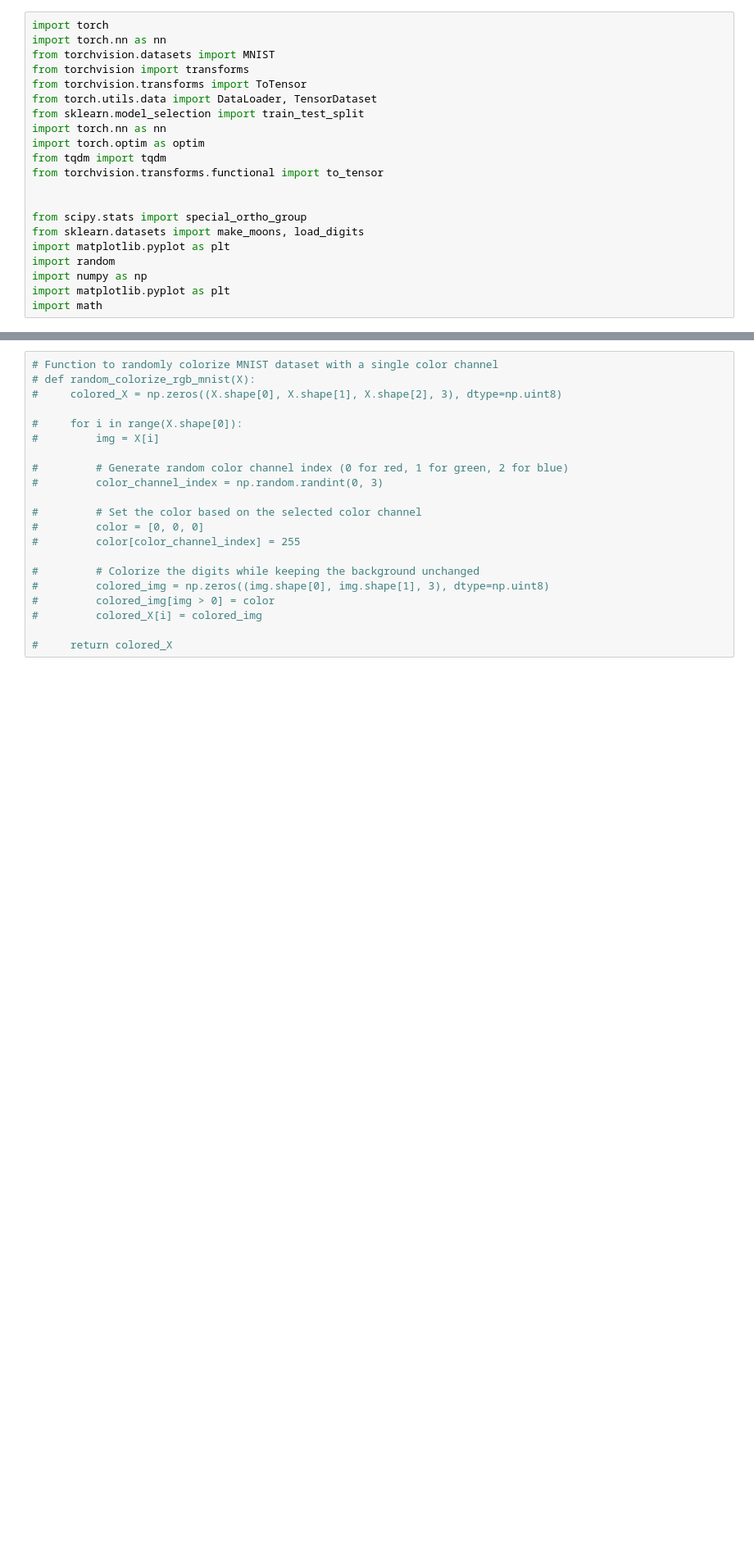
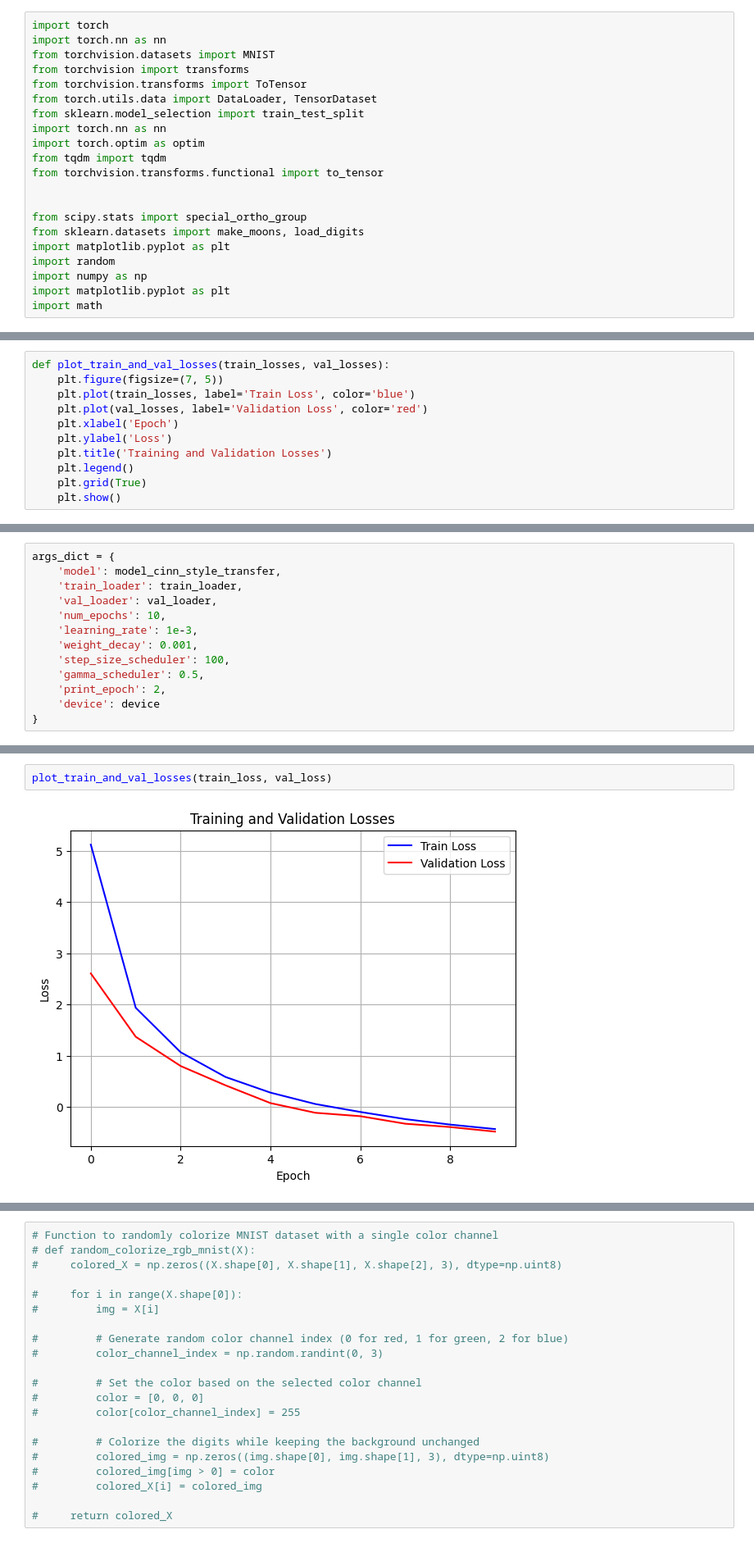
Before and after one commit to lukevoss/GNN, a Jupyter notebook: Project/CINN_for_style_transfer.ipynb, the cells around one changed output, grey strips where cells are left out. Shown at 82% size. Drawn from its saved outputs; the diff is of its cells as text; blank space fills up the shorter version.

Commit message:
add code for plotting results and Clean the notebook

```diff
--- a/Project/CINN_for_style_transfer.ipynb
+++ b/Project/CINN_for_style_transfer.ipynb
@@ -23,0 +331,11 @@ import math
+# %%
+def plot_train_and_val_losses(train_losses, val_losses):
+    plt.figure(figsize=(7, 5))
+    plt.plot(train_losses, label='Train Loss', color='blue')
+    plt.plot(val_losses, label='Validation Loss', color='red')
+    plt.xlabel('Epoch')
+    plt.ylabel('Loss')
+    plt.title('Training and Validation Losses')
+    plt.legend()
+    plt.grid(True)
+    plt.show()
@@ -23,0 +350,13 @@ import math
+# %%
+args_dict = {
+    'model': model_cinn_style_transfer,
+    'train_loader': train_loader,
+    'val_loader': val_loader,
+    'num_epochs': 10,
+    'learning_rate': 1e-3,
+    'weight_decay': 0.001,
+    'step_size_scheduler': 100,
+    'gamma_scheduler': 0.5,
+    'print_epoch': 2,
+    'device': device
+}
@@ -23,0 +372,4 @@ import math
+# %%
+plot_train_and_val_losses(train_loss, val_loss)
+# %% [output]
+[figure, added]
```
Also changed, not shown: parts of 76 cells of this notebook.
